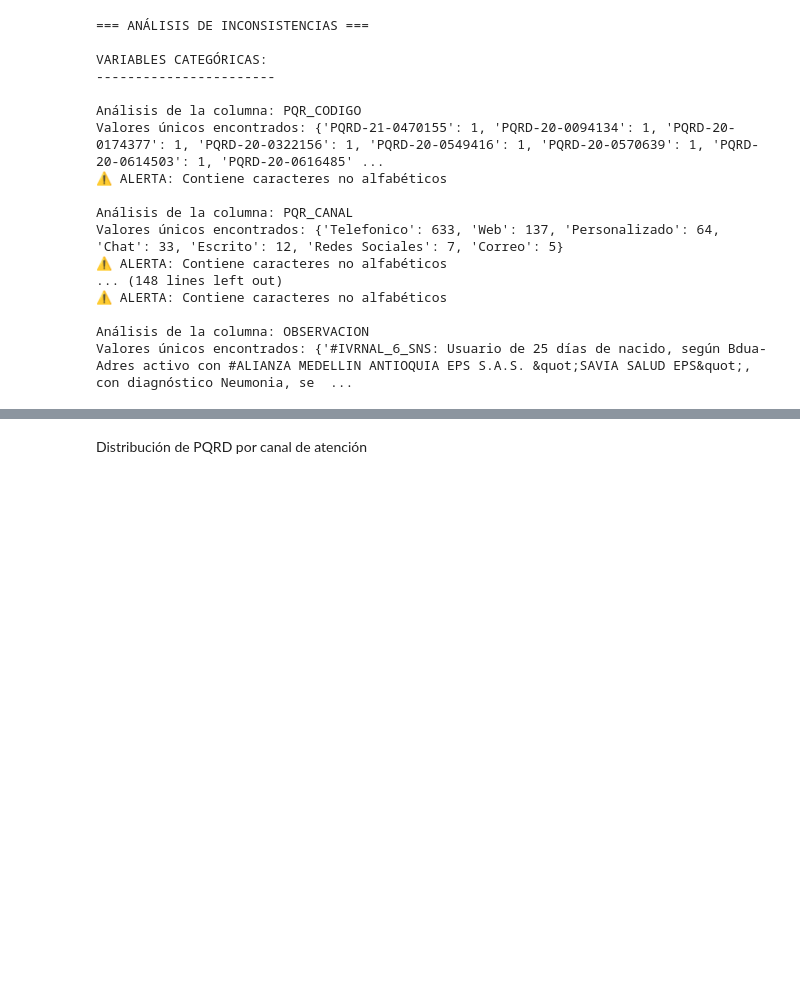
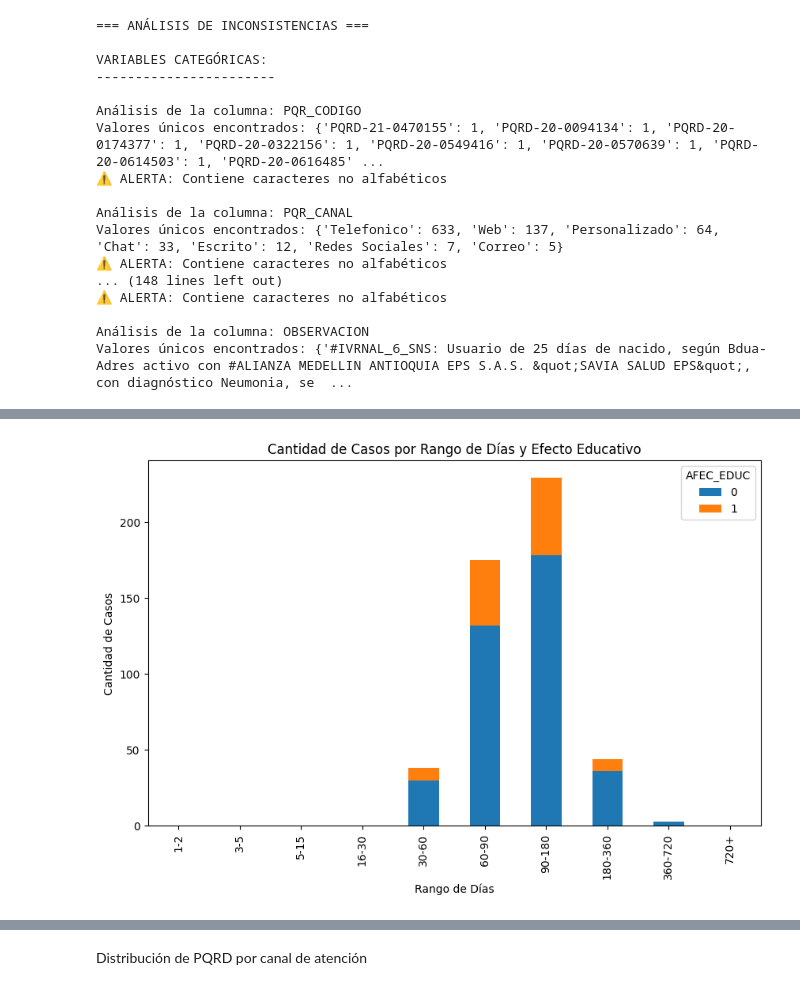
Before and after one commit to VictorAlexanderM/Analitica_Sostenibilidad_Bigdata, a Jupyter notebook: U1_Sostenibilidad.ipynb, the cells around one changed output, grey strips where cells are left out. Cells and saved outputs as stored; diff of their text form; code cells hidden in the pictures; blank space fills up the shorter version.

```diff
--- a/U1_Sostenibilidad.ipynb
+++ b/U1_Sostenibilidad.ipynb
@@ -247,3 +250,7 @@ Valores únicos encontrados: {'Telefonico': 633, 'Web': 137, 'Personalizado': 64
 
 Análisis de la columna: OBSERVACION
 Valores únicos encontrados: {'#IVRNAL_6_SNS: Usuario de 25 días de nacido, según Bdua-Adres activo con #ALIANZA MEDELLIN ANTIOQUIA EPS S.A.S. &quot;SAVIA SALUD EPS&quot;, con diagnóstico Neumonia, se  ...
+# %%
+display(df)
+# Definir la fecha de referencia (25 de junio de 2021)
+fecha_referencia = pd.Timestamp("2021-06-25")
@@ -249,0 +271,11 @@ Valores únicos encontrados: {'#IVRNAL_6_SNS: Usuario de 25 días de nacido, seg
+# %%
+Nocerrados = df[df['PQR_ESTADO'] != 'Cerrado']
+
+Nocerrados['FECHA_RADICACION'] = pd.to_datetime(Nocerrados['FECHA_RADICACION'])
+Nocerrados['DIAS_ABIERTA'] = (fecha_referencia - Nocerrados['FECHA_RADICACION']).dt.days
+
+# Rangos de tiempo en días
+bins = [0, 2, 5, 15, 30, 60, 90, 180, 360, 720, float('inf')]
+labels = ['1-2', '3-5', '5-15', '16-30', '30-60', '60-90', '90-180', '180-360', '360-720', '720+']
+
+Nocerrados['RANGO_DIAS'] = pd.cut(Nocerrados['DIAS_ABIERTA'], bins=bins, labels=labels, right=True)
@@ -249,0 +298,9 @@ Valores únicos encontrados: {'#IVRNAL_6_SNS: Usuario de 25 días de nacido, seg
+# %%
+Nocerrados['ALTO_COSTO'] = np.where(Nocerrados['ALTO_COSTO'] == 'NO APLICA', 0, 1)
+Nocerrados['AFEC_POBESPECIAL'] = np.where(Nocerrados['AFEC_POBESPECIAL'] == 'No Aplica', 0, 1)
+Nocerrados['AFEC_EDUC'] = np.where(Nocerrados['AFEC_EDUC'].isin(['Secundaria', 'Universitario', 'Universitario Incompleto']), 1, 0)
+
+df_conteo = Nocerrados.groupby(['RANGO_DIAS', 'ALTO_COSTO','MOTIVO_GENERAL','AFEC_POBESPECIAL','AFEC_EDUC','PQR_TIPOPETICION','PATOLOGIA_TIPO']).size().reset_index(name='CANTIDAD')
+df_conteo = df_conteo[df_conteo['CANTIDAD']!=0]
+
+print(df_conteo)
@@ -249,0 +340,11 @@ Valores únicos encontrados: {'#IVRNAL_6_SNS: Usuario de 25 días de nacido, seg
+# %%
+dfCorrelacion = pd.DataFrame()
+dfCorrelacion['CANTIDAD'] = df_conteo['CANTIDAD']
+dfCorrelacion['RANGO_DIAS'] = label_encoder.fit_transform(df_conteo['RANGO_DIAS'])
+dfCorrelacion['ALTO_COSTO'] = label_encoder.fit_transform(df_conteo['ALTO_COSTO'])
+dfCorrelacion['MOTIVO_GENERAL'] = label_encoder.fit_transform(df_conteo['MOTIVO_GENERAL'])
+dfCorrelacion['AFEC_POBESPECIAL'] = label_encoder.fit_transform(df_conteo['AFEC_POBESPECIAL'])
+dfCorrelacion['AFEC_EDUC'] = label_encoder.fit_transform(df_conteo['AFEC_EDUC'])
+dfCorrelacion['PQR_TIPOPETICION'] = label_encoder.fit_transform(df_conteo['PQR_TIPOPETICION'])
+df_conteo['TIPOPETICION'] = df_conteo['PQR_TIPOPETICION']
+dfCorrelacion['PATOLOGIA_TIPO'] = label_encoder.fit_transform(df_conteo['PATOLOGIA_TIPO'])
@@ -249,0 +390,10 @@ Valores únicos encontrados: {'#IVRNAL_6_SNS: Usuario de 25 días de nacido, seg
+# %%
+# Si quieres un gráfico de barras apiladas
+pivot_df = df_conteo.pivot_table(index='RANGO_DIAS', columns='AFEC_EDUC', values='CANTIDAD', aggfunc='sum')
+pivot_df.plot(kind='bar', stacked=True, figsize=(10, 6))
+plt.title('Cantidad de Casos por Rango de Días y Efecto Educativo')
+plt.xlabel('Rango de Días')
+plt.ylabel('Cantidad de Casos')
+plt.show()
+# %% [output]
+[figure, added]
```
Also changed, not shown: parts of 10 cells of this notebook.
